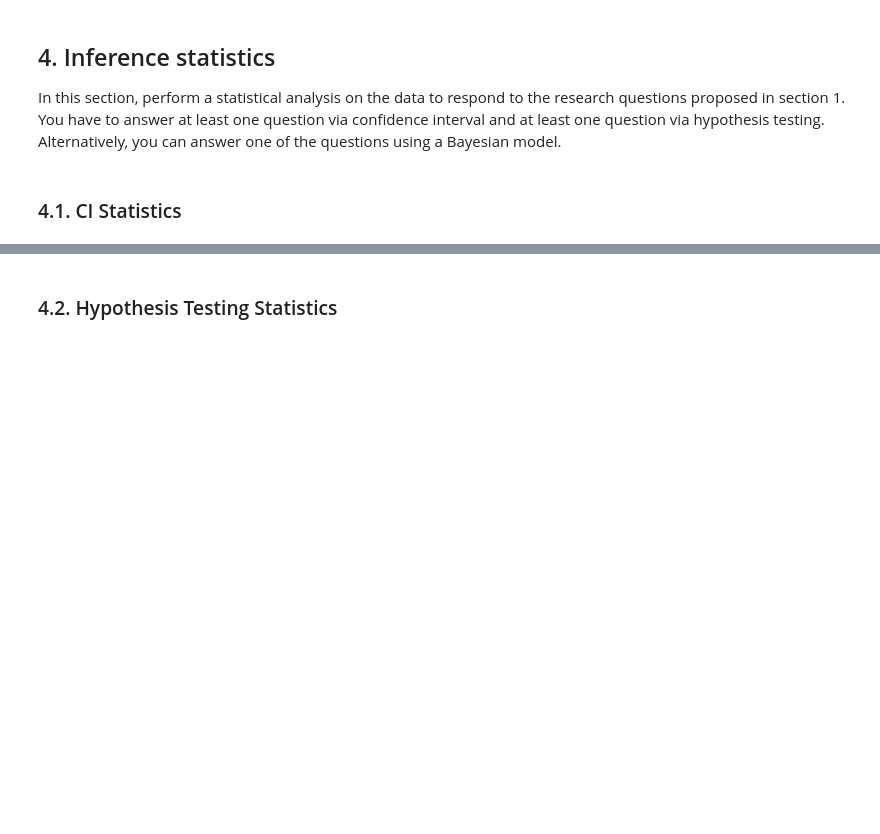
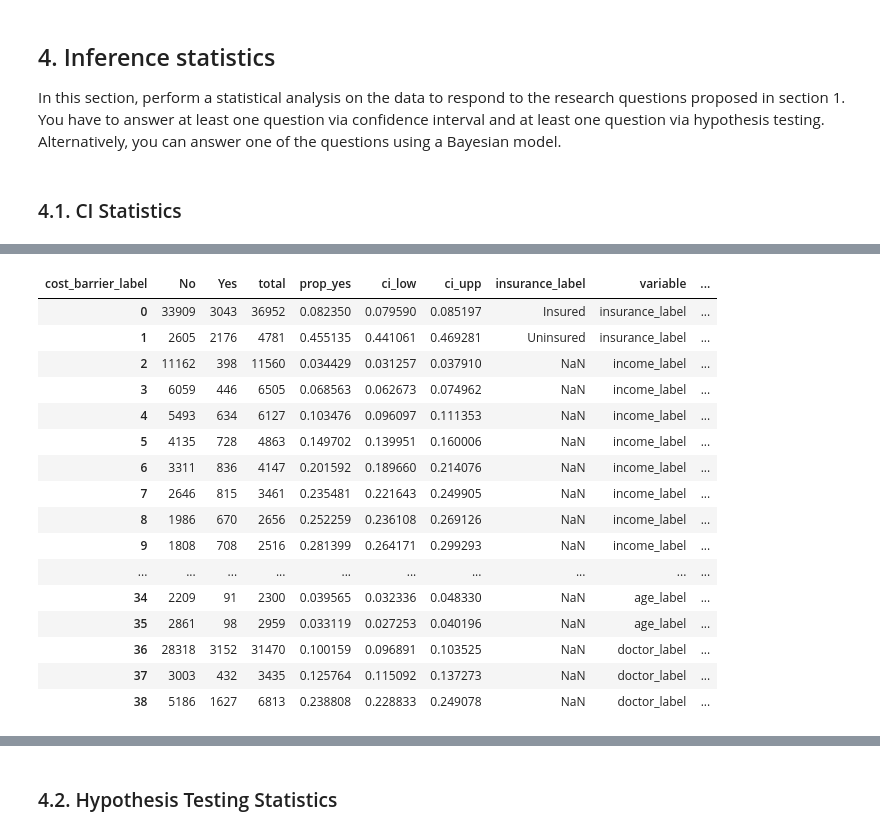
Before and after one commit to SergioCuencaNunez/isc-labs, a Jupyter notebook: project/project.ipynb, the cells around one changed output, grey strips where cells are left out. Cells and saved outputs as stored; diff of their text form; code cells hidden in the pictures; blank space fills up the shorter version.

```diff
--- a/project/project.ipynb
+++ b/project/project.ipynb
@@ -733,0 +788,52 @@ using a Bayesian model.
+# %%
+import pandas as pd
+import numpy as np
+import matplotlib.pyplot as plt
+import seaborn as sns
+from statsmodels.stats.proportion import proportion_confint, proportions_ztest
+from scipy.stats import ttest_ind
+
+# Supongamos que df_plot ya está cargado en el entorno con las columnas limpias
+# Variables categóricas clave
+categorical_vars = ['insurance_label', 'income_label', 'employment_label', 'health_label', 'age_label', 'doctor_label']
+
+# Creamos un DataFrame para almacenar resultados de CI y proporciones
+ci_results = []
+
+for var in categorical_vars:
+    grouped = (
+        df_plot.groupby(var)['cost_barrier_label']
+        .value_counts(normalize=False)
+        .unstack()
+        .fillna(0)
+    )
+    grouped['total'] = grouped.sum(axis=1)
+    grouped['prop_yes'] = grouped['Yes'] / grouped['total']
+    grouped['ci_low'], grouped['ci_upp'] = zip(*[
+        proportion_confint(count=row['Yes'], nobs=row['total'], method='wilson')
+        for _, row in grouped.iterrows()
+    ])
+    grouped[var] = grouped.index
+    grouped['variable'] = var
+    ci_results.append(grouped.reset_index(drop=True))
+
+ci_combined = pd.concat(ci_results, ignore_index=True)
+ci_combined
+# %% [output]
+| cost_barrier_label | No | Yes | total | prop_yes | ci_low | ci_upp | insurance_label | variable | ... |
+| 0 | 33909 | 3043 | 36952 | 0.082350 | 0.079590 | 0.085197 | Insured | insurance_label | ... |
+| 1 | 2605 | 2176 | 4781 | 0.455135 | 0.441061 | 0.469281 | Uninsured | insurance_label | ... |
+| 2 | 11162 | 398 | 11560 | 0.034429 | 0.031257 | 0.037910 | NaN | income_label | ... |
+| 3 | 6059 | 446 | 6505 | 0.068563 | 0.062673 | 0.074962 | NaN | income_label | ... |
+| 4 | 5493 | 634 | 6127 | 0.103476 | 0.096097 | 0.111353 | NaN | income_label | ... |
+| 5 | 4135 | 728 | 4863 | 0.149702 | 0.139951 | 0.160006 | NaN | income_label | ... |
+| 6 | 3311 | 836 | 4147 | 0.201592 | 0.189660 | 0.214076 | NaN | income_label | ... |
+| 7 | 2646 | 815 | 3461 | 0.235481 | 0.221643 | 0.249905 | NaN | income_label | ... |
+| 8 | 1986 | 670 | 2656 | 0.252259 | 0.236108 | 0.269126 | NaN | income_label | ... |
+| 9 | 1808 | 708 | 2516 | 0.281399 | 0.264171 | 0.299293 | NaN | income_label | ... |
+| ... | ... | ... | ... | ... | ... | ... | ... | ... | ... |
+| 34 | 2209 | 91 | 2300 | 0.039565 | 0.032336 | 0.048330 | NaN | age_label | ... |
+| 35 | 2861 | 98 | 2959 | 0.033119 | 0.027253 | 0.040196 | NaN | age_label | ... |
+| 36 | 28318 | 3152 | 31470 | 0.100159 | 0.096891 | 0.103525 | NaN | doctor_label | ... |
+| 37 | 3003 | 432 | 3435 | 0.125764 | 0.115092 | 0.137273 | NaN | doctor_label | ... |
+| 38 | 5186 | 1627 | 6813 | 0.238808 | 0.228833 | 0.249078 | NaN | doctor_label | ... |
```
Also changed, not shown: parts of 26 cells of this notebook.
